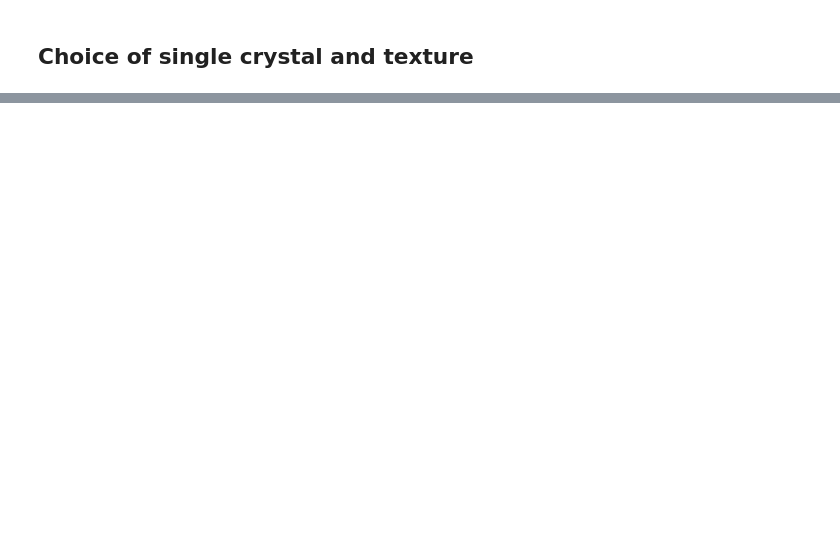
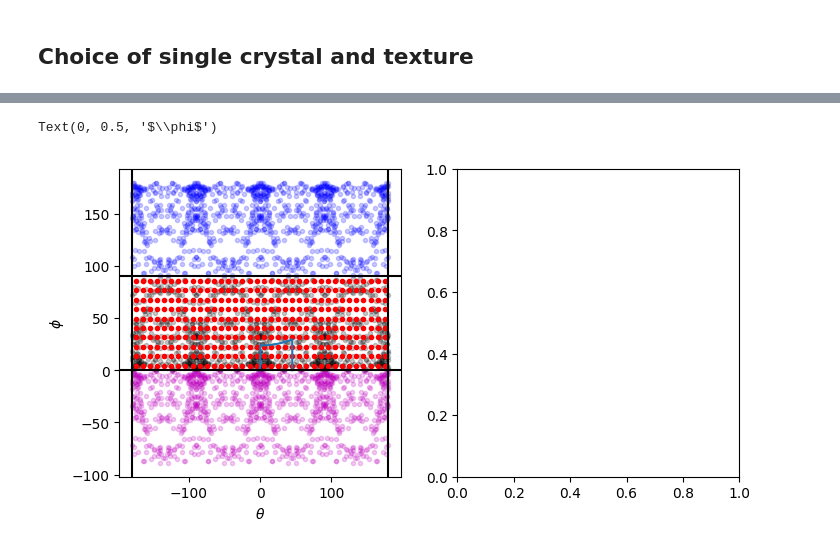
Before and after one commit to youngung/texture3, a Jupyter notebook: ipynb/ipf.ipynb, the cells around one changed output, grey strips where cells are left out. Drawn from its saved outputs; the diff is of its cells as text; code cells hidden in the pictures; blank space fills up the shorter version.

```diff
--- a/ipynb/ipf.ipynb
+++ b/ipynb/ipf.ipynb
@@ -369,0 +412,49 @@ ax.set_axis_off()
+# %%
+fig,axes=gen_fig(nrows=1,ncols=2,colsize=4,rowsize=4)
+## Full Sphere (-pi, +pi) and (0, pi)
+#x = np.arange(-180., 180.+tiny, dth) ## in-plane rotation
+#y = np.arange(   0., 180.+tiny, dph) ## tilting
+dth=10.
+kakdoddph=10.
+nth, nph = int(360./dth), int(90./dph)
+f = np.zeros((nth,nph))
+
+## Semi Sphere (-pi, +pi) and (0, pi/2)
+tiny=1e-10
+th_node=np.arange(-180,180+tiny,dth) ## in-plane rotation
+ph_node=np.arange( -90, 90+tiny,dph) ## tilting
+
+p_all=np.array(p_all) ## only all south poles
+for i, p in enumerate(p_all[:,:]):
+    x,y=upf.projection(p)
+    r,theta = xy2_rtheta(x,y)
+    theta=np.rad2deg(theta)
+    rad=np.arccos(np.sqrt(p[0]**2+p[1]**2))
+    phi=np.rad2deg(rad)
+    ind_ph=int(phi/dph)
+    ind_th=int(theta/dth)
+    f[ind_th,ind_ph]=f[ind_th,ind_ph]+p[3]
+    axes[0,0].plot(theta,phi,'k.',alpha=0.2)
+    axes[0,0].plot(theta,-phi,'m.',alpha=0.2) ## mirror lower
+    axes[0,0].plot(theta,-phi+180,'b.',alpha=0.2) ## mirror upper
+
+for ith in range(nth):
+    for jph in range(nph):
+        x=(ith+0.5)*dth-180
+        y=(jph+0.5)*dph
+        #print(x,y)
+        axes[0,0].plot(x,y,'r.')
+        #gca().text(x,y,'%5.2f'%f[ith,jph])
+
+r,t = xy2_rtheta(*triangle)
+flg=r>0.00; r=r[flg]; t=t[flg]
+axes[0,0].plot(np.rad2deg(t),np.rad2deg(r))
+axes[0,0].axvline(-180,c='k',ls='-')
+axes[0,0].axvline(+180,c='k',ls='-')
+axes[0,0].axhline(0,c='k',ls='-')
+axes[0,0].axhline(90,c='k',ls='-')
+axes[0,0].set_xlabel(r'$\theta$')
+axes[0,0].set_ylabel(r'$\phi$')
+# %% [output]
+Text(0, 0.5, '$\\phi$')
+[figure, added]
```
Also changed, not shown: parts of 11 cells of this notebook.
